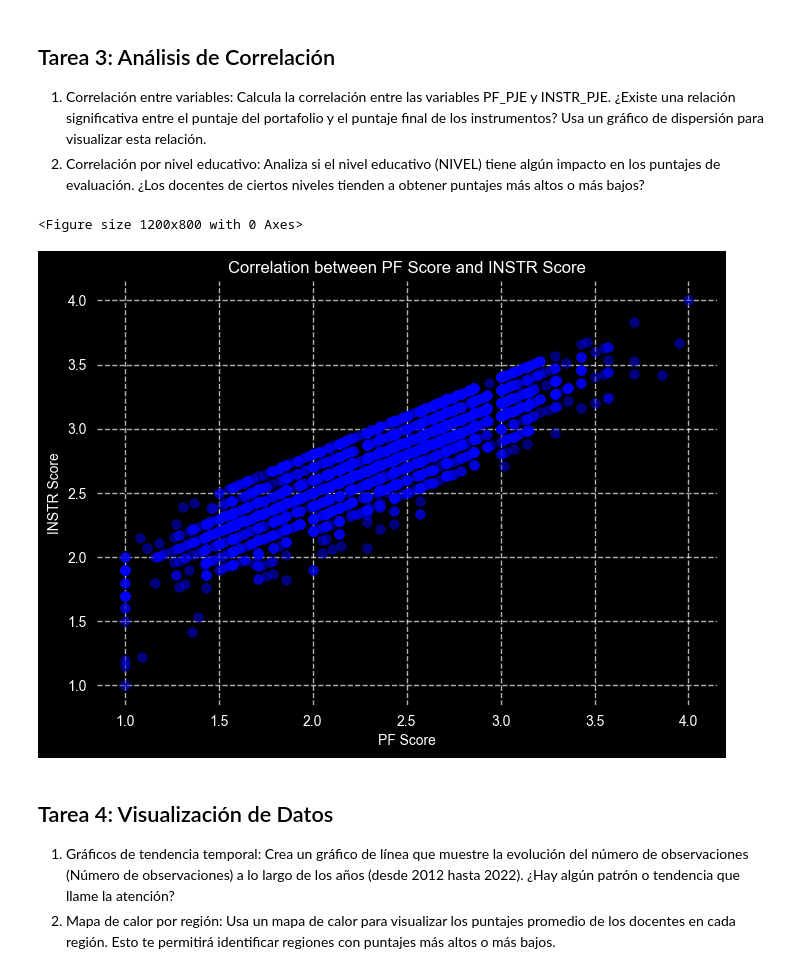
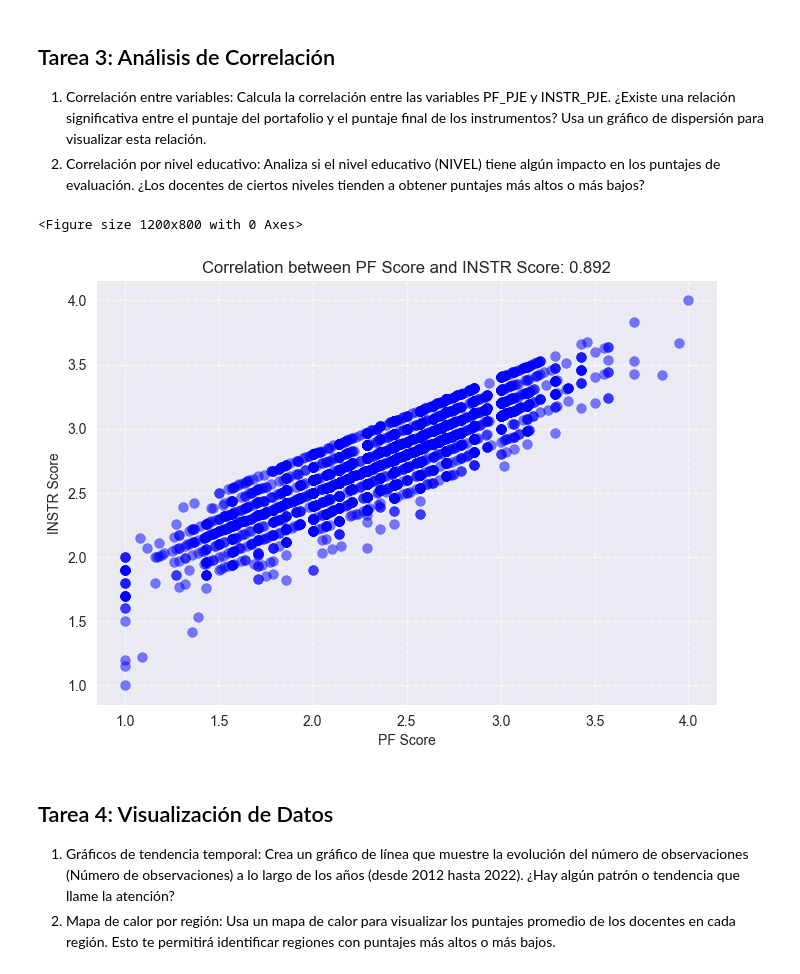
Before and after one commit to PalomoMT/Docentes, a Jupyter notebook: Analisis.ipynb, the cells around one changed output. Cells and saved outputs as stored; diff of their text form; code cells hidden in the pictures.

```diff
--- a/Analisis.ipynb
+++ b/Analisis.ipynb
@@ -235,22 +236,23 @@ plt.show()
 1. Correlación entre variables: Calcula la correlación entre las variables PF_PJE y INSTR_PJE. ¿Existe una relación significativa entre el puntaje del portafolio y el puntaje final de los instrumentos? Usa un gráfico de dispersión para visualizar esta relación.
 2. Correlación por nivel educativo: Analiza si el nivel educativo (NIVEL) tiene algún impacto en los puntajes de evaluación. ¿Los docentes de ciertos niveles tienden a obtener puntajes más altos o más bajos?
 # %%
-plt.style.use('dark_background')
+# plt.style.use('dark_background')
 plt.figure(figsize=(12, 8))
+correlacion = df['PF_PJE'].corr(df['INSTR_PJE'])
 df.plot(kind='scatter',
         x='PF_PJE',
         y='INSTR_PJE',
         color='blue',
         alpha=0.5,
         s=50)
-plt.title('Correlation between PF Score and INSTR Score', fontsize=12)
+plt.title(f'Correlation between PF Score and INSTR Score: {correlacion:.3f}', fontsize=12)
 plt.xlabel('PF Score', fontsize=10)
 plt.ylabel('INSTR Score', fontsize=10)
 plt.grid(True, linestyle='--', alpha=0.7)
 plt.show()
 # %% [output]
 <Figure size 1200x800 with 0 Axes>
-[figure, old version]
+[figure, new version]
 # %% [markdown]
 ## Tarea 4: Visualización de Datos
 1. Gráficos de tendencia temporal: Crea un gráfico de línea que muestre la evolución del número de observaciones (Número de observaciones) a lo largo de los años (desde 2012 hasta 2022). ¿Hay algún patrón o tendencia que llame
```
Also changed, not shown: parts of 6 cells of this notebook.
